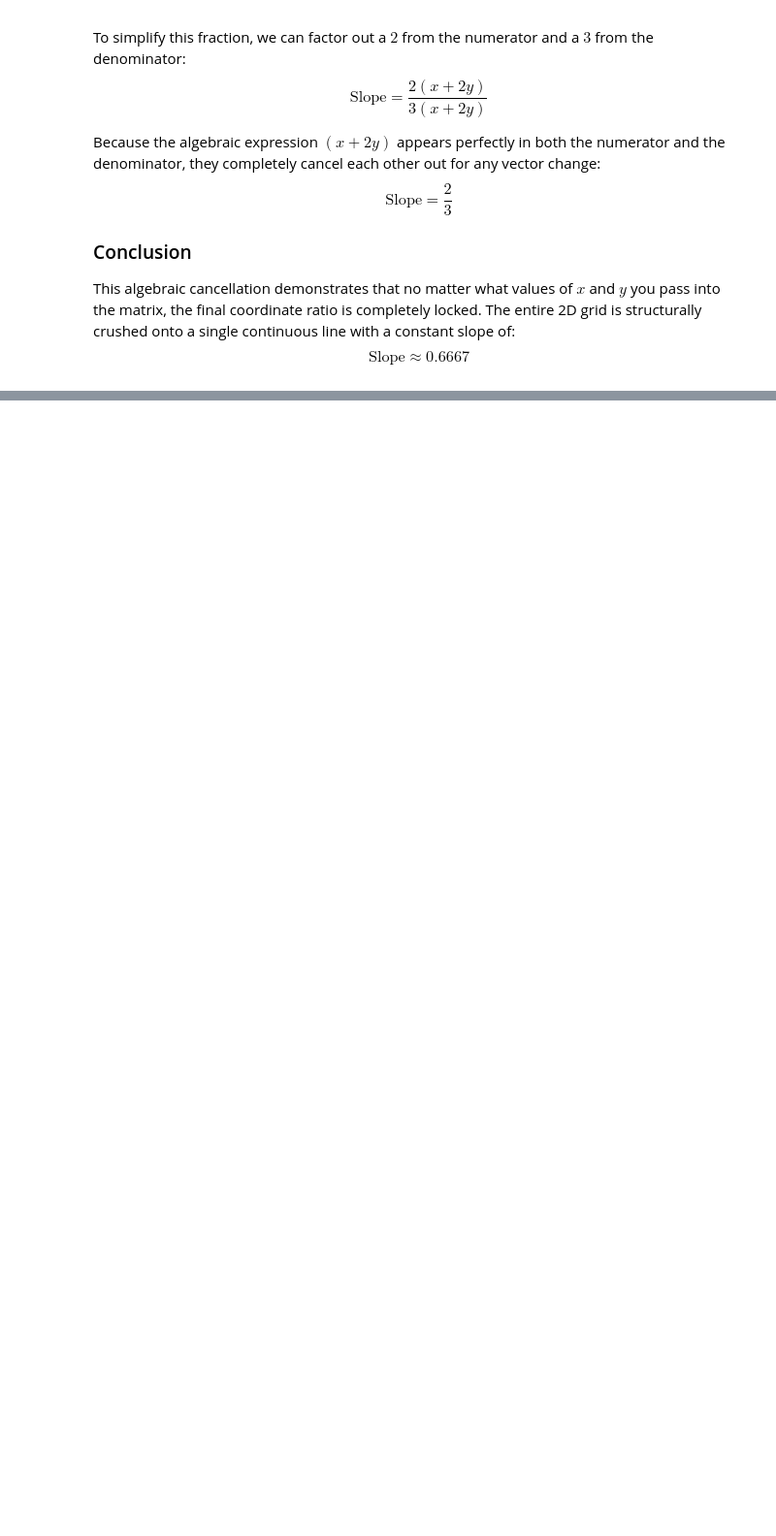
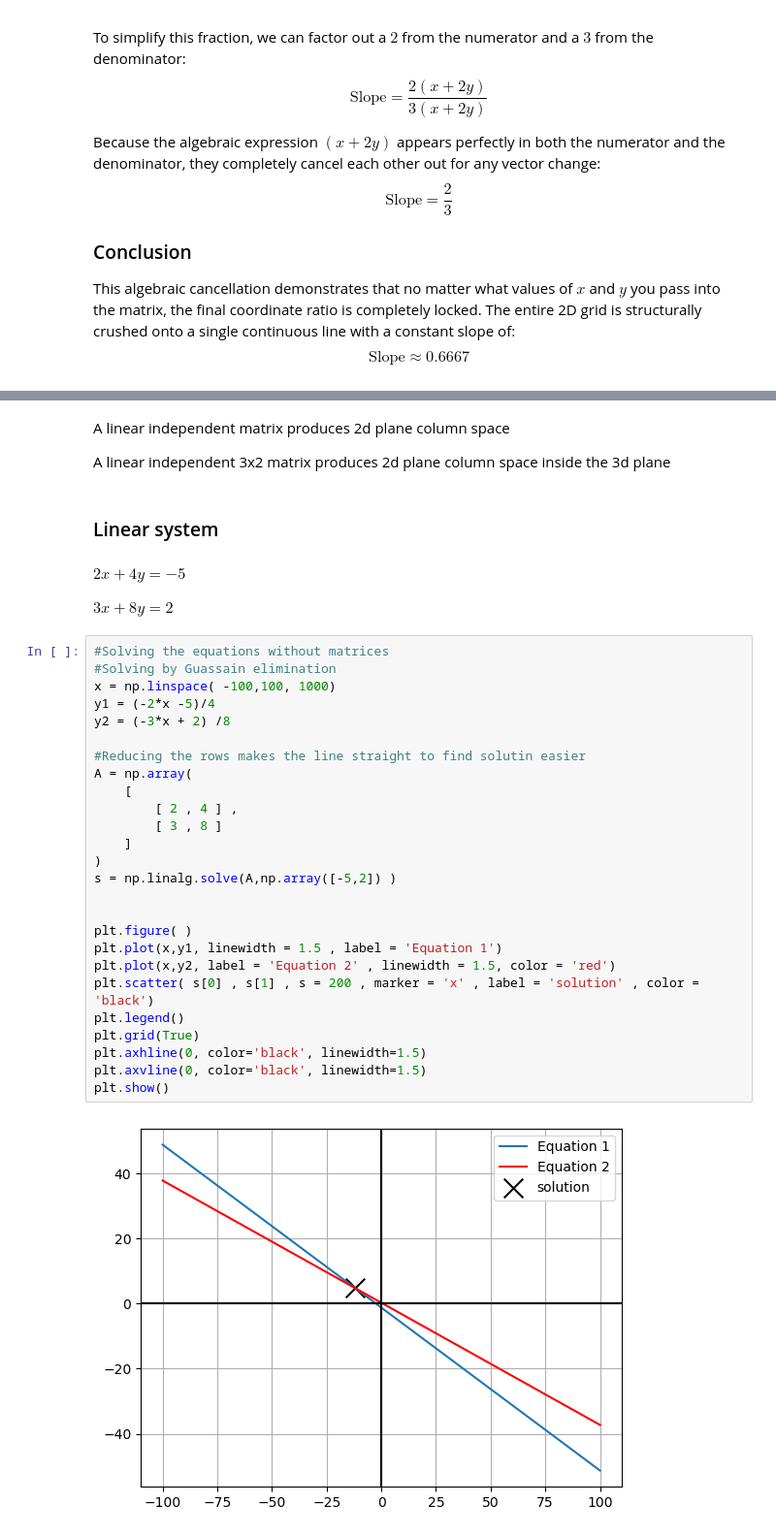
Before and after one commit to qamarr6092/math-with-python, a Jupyter notebook: Linear Algebra/linear_algebra.ipynb, the cells around one changed output, grey strips where cells are left out. Shown at 97% size. Cells and saved outputs as stored; diff of their text form; blank space fills up the shorter version.

```diff
--- a/Linear Algebra/linear_algebra.ipynb
+++ b/Linear Algebra/linear_algebra.ipynb
@@ -1108,0 +1195,38 @@ $$\text{Slope} \approx 0.6667$$
+# %% [markdown]
+A linear independent matrix produces 2d plane column space
+
+A linear independent 3x2 matrix produces 2d plane column space inside the 3d plane
+# %% [markdown]
+### Linear system
+# %% [markdown]
+$ 2x + 4y = -5 $
+
+$ 3x + 8y = 2 $
+# %%
+#Solving the equations without matrices
+#Solving by Guassain elimination
+x = np.linspace( -100,100, 1000)
+y1 = (-2*x -5)/4
+y2 = (-3*x + 2) /8
+
+#Reducing the rows makes the line straight to find solutin easier
+A = np.array(
+    [
+        [ 2 , 4 ] ,
+        [ 3 , 8 ]
+    ]
+)
+s = np.linalg.solve(A,np.array([-5,2]) )
+
+
+plt.figure( )
+plt.plot(x,y1, linewidth = 1.5 , label = 'Equation 1')
+plt.plot(x,y2, label = 'Equation 2' , linewidth = 1.5, color = 'red')
+plt.scatter( s[0] , s[1] , s = 200 , marker = 'x' , label = 'solution' , color = 'black')
+plt.legend()
+plt.grid(True)
+plt.axhline(0, color='black', linewidth=1.5)
+plt.axvline(0, color='black', linewidth=1.5)
+plt.show()
+# %% [output]
+[figure, added]
```
Also changed, not shown: parts of 63 cells of this notebook.
